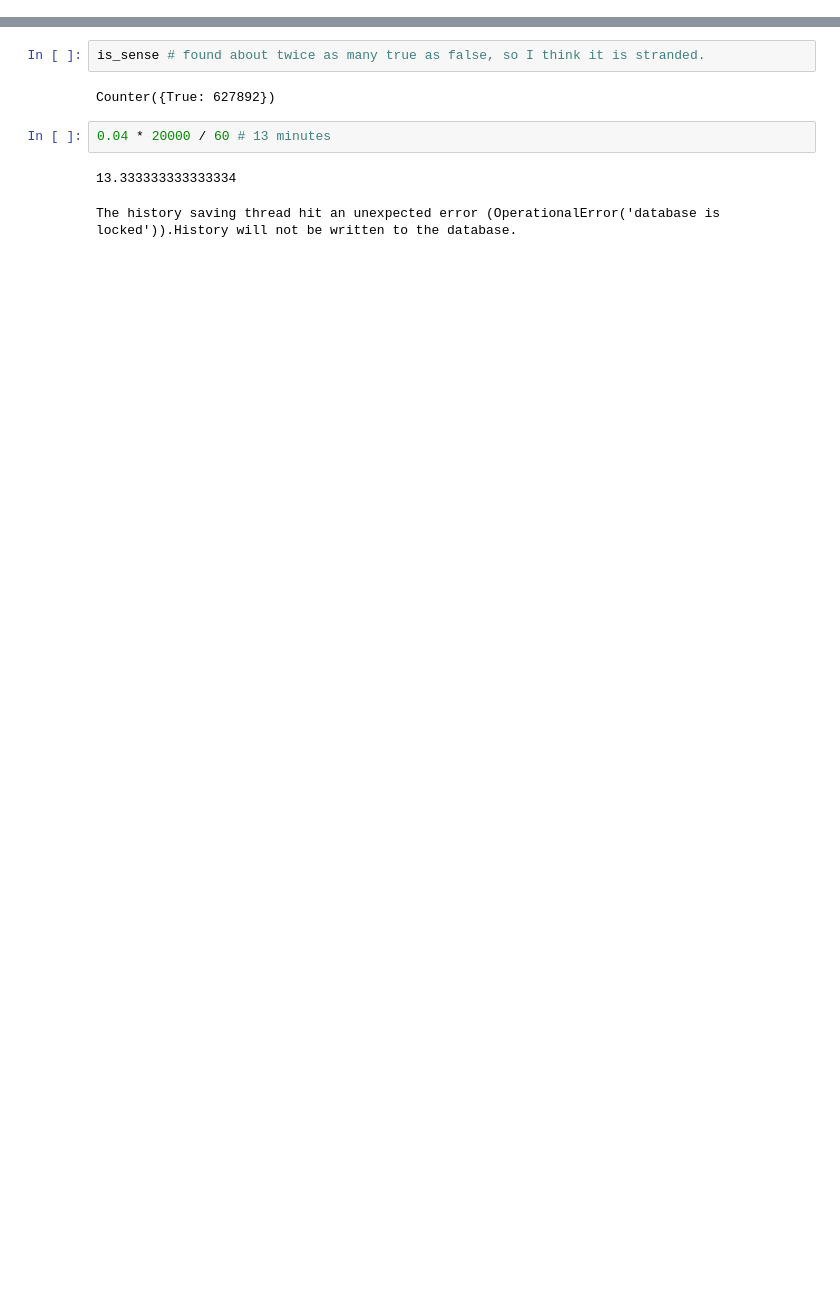
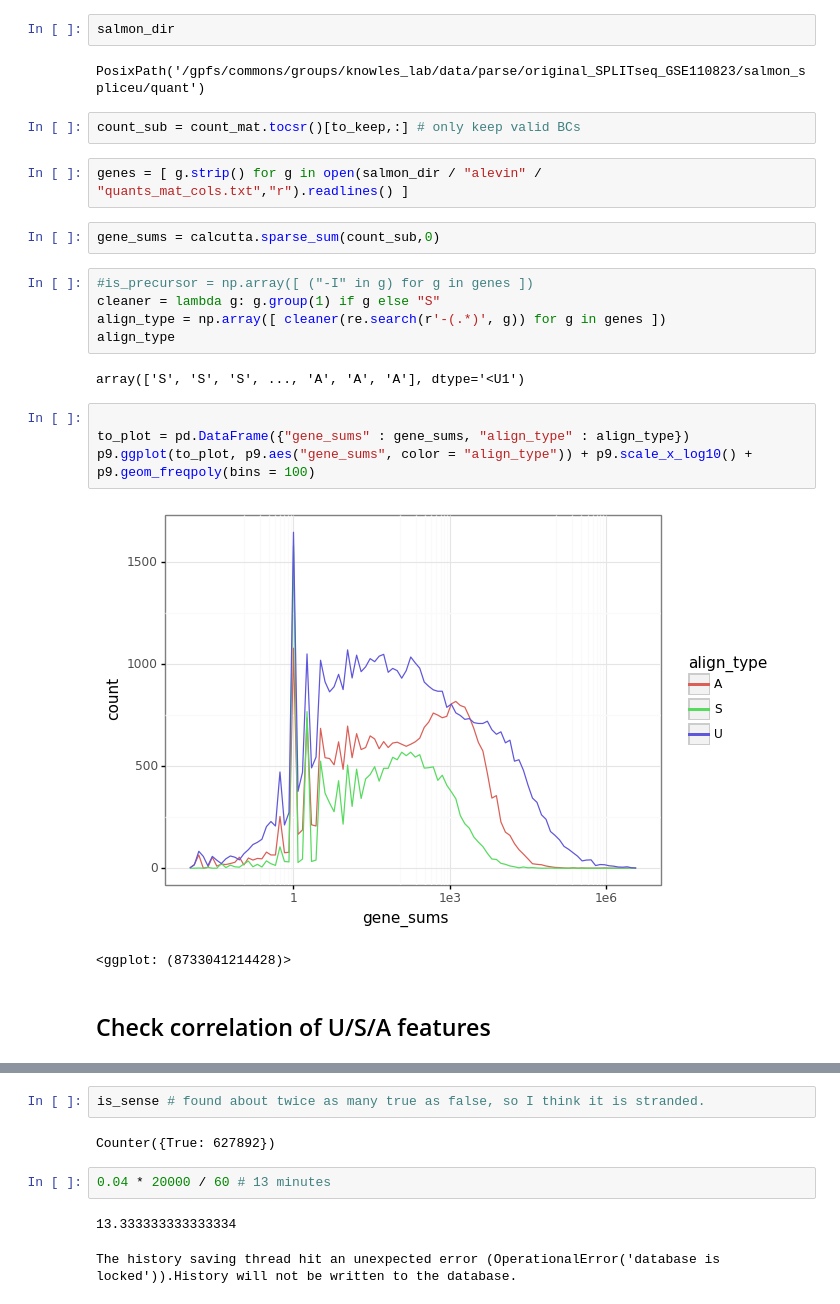
Before and after one commit to davidaknowles/calcutta, a Jupyter notebook: alevin.ipynb, the cells around one changed output, grey strips where cells are left out. Cells and saved outputs as stored; diff of their text form; blank space fills up the shorter version.

```diff
--- a/alevin.ipynb
+++ b/alevin.ipynb
@@ -0,0 +88,26 @@
+# %%
+salmon_dir
+# %% [output]
+PosixPath('/gpfs/commons/groups/knowles_lab/data/parse/original_SPLITseq_GSE110823/salmon_spliceu/quant')
+# %%
+count_sub = count_mat.tocsr()[to_keep,:] # only keep valid BCs
+# %%
+genes = [ g.strip() for g in open(salmon_dir / "alevin" / "quants_mat_cols.txt","r").readlines() ]
+# %%
+gene_sums = calcutta.sparse_sum(count_sub,0)
+# %%
+#is_precursor = np.array([ ("-I" in g) for g in genes ])
+cleaner = lambda g: g.group(1) if g else "S"
+align_type = np.array([ cleaner(re.search(r'-(.*)', g)) for g in genes ])
+align_type
+# %% [output]
+array(['S', 'S', 'S', ..., 'A', 'A', 'A'], dtype='<U1')
+# %%
+
+to_plot = pd.DataFrame({"gene_sums" : gene_sums, "align_type" : align_type})
+p9.ggplot(to_plot, p9.aes("gene_sums", color = "align_type")) + p9.scale_x_log10() + p9.geom_freqpoly(bins = 100)
+# %% [output]
+[figure, added]
+<ggplot: (8733041214428)>
+# %% [markdown]
+## Check correlation of U/S/A features
```
Also changed, not shown: parts of 44 cells of this notebook, 21 other files.
